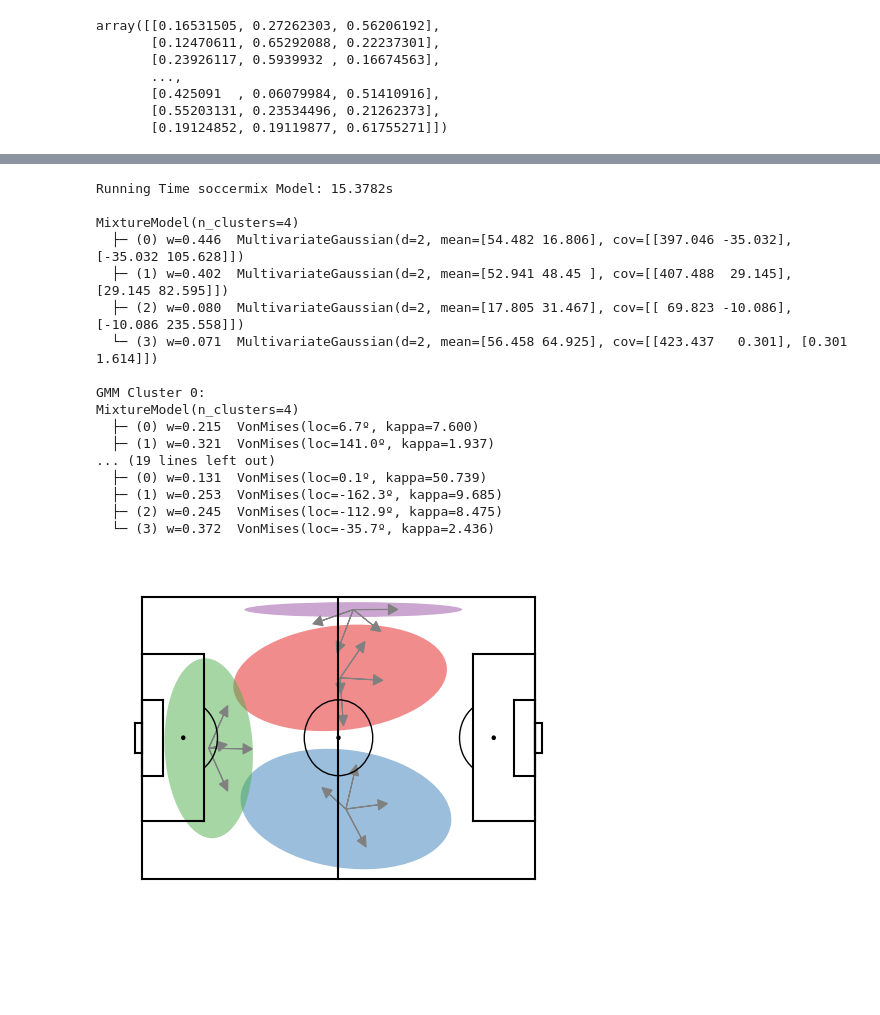
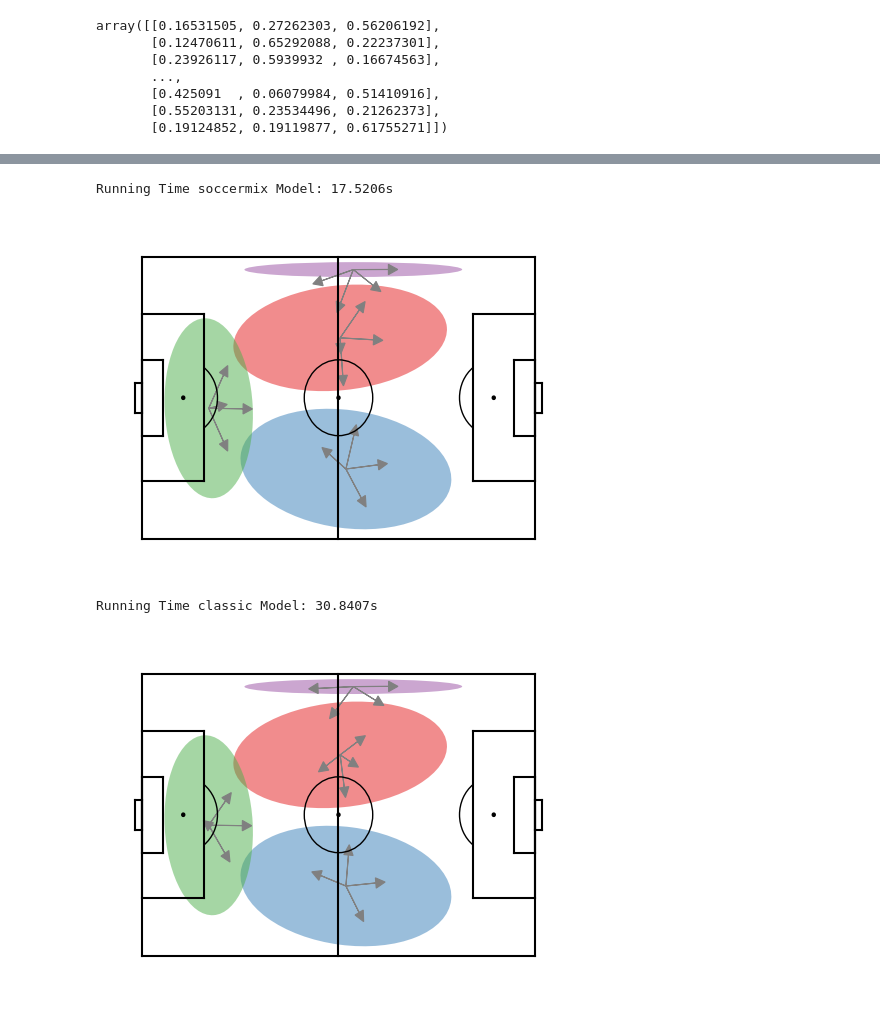
Before and after one commit to Joaquin-Garay/soccer-infogeo, a Jupyter notebook: 03-model.ipynb, the cells around one changed output, grey strips where cells are left out. Saved outputs shown, nothing was run; the diff lists cells and outputs as text; code cells hidden in the pictures; blank space fills up the shorter version.

Commit message:
Two-layers scheme implemented

```diff
--- a/03-model.ipynb
+++ b/03-model.ipynb
@@ -320,13 +320,19 @@ array([[0.16531505, 0.27262303, 0.56206192],
 # %%
 K_loc = 4
 K_dir = 4
+results = {}
+
 choose = "bregman"
 start = time.time()
-gmm, vmm_list = sc.two_layer_scheme(loc_data, dir_data, K_loc, K_dir, choose=choose)
+results[choose] = sc.two_layer_scheme(loc_data, dir_data, K_loc, K_dir, choose=choose)
 run_time = time.time() - start
+
 print(f"Running Time {choose} Model: {run_time:.4f}s\n")
-print(f"{gmm}\n")
-for i, vmm in enumerate(vmm_list):
-    print(f"GMM Cluster {i}: ")
-    print(f"{vmm}\n")
+# print(f"{results[choose][0]}\n")
+# for i, vmm in enumerate(results[choose][1]):
+#     print(f"GMM Cluster {i}: ")
+#     print(f"{vmm}\n")
+
+gmm, vmm = results["bregman"]
+vis.show_all_models(gmm, vmm)
 # %% [output]
@@ -354,32 +341,34 @@ vis.show_all_models(gmm, vmm_list)
 # %%
 choose = "soccermix"
 start = time.time()
-gmm, vmm_list = sc.two_layer_scheme(loc_data, dir_data, K_loc, K_dir, choose=choose)
+results[choose] = sc.two_layer_scheme(loc_data, dir_data, K_loc, K_dir, choose=choose)
 run_time = time.time() - start
+
 print(f"Running Time {choose} Model: {run_time:.4f}s\n")
-print(f"{gmm}\n")
-for i, vmm in enumerate(vmm_list):
-    print(f"GMM Cluster {i}: ")
-    print(f"{vmm}\n")
+# print(f"{results[choose][0]}\n")
+# for i, vmm in enumerate(results[choose][1]):
+#     print(f"GMM Cluster {i}: ")
+#     print(f"{vmm}\n")
+
+gmm, vmm = results[choose]
+vis.show_all_models(gmm, vmm)
 # %% [output]
-Running Time soccermix Model: 15.3782s
-
-MixtureModel(n_clusters=4)
-  ├─ (0) w=0.446  MultivariateGaussian(d=2, mean=[54.482 16.806], cov=[[397.046 -35.032], [-35.032 105.628]])
-  ├─ (1) w=0.402  MultivariateGaussian(d=2, mean=[52.941 48.45 ], cov=[[407.488  29.145], [29.145 82.595]])
-  ├─ (2) w=0.080  MultivariateGaussian(d=2, mean=[17.805 31.467], cov=[[ 69.823 -10.086], [-10.086 235.558]])
-  └─ (3) w=0.071  MultivariateGaussian(d=2, mean=[56.458 64.925], cov=[[423.437   0.301], [0.301 1.614]])
-
-GMM Cluster 0:
-MixtureModel(n_clusters=4)
-  ├─ (0) w=0.215  VonMises(loc=6.7º, kappa=7.600)
-  ├─ (1) w=0.321  VonMises(loc=141.0º, kappa=1.937)
-... (19 lines left out)
-  ├─ (0) w=0.131  VonMises(loc=0.1º, kappa=50.739)
-  ├─ (1) w=0.253  VonMises(loc=-162.3º, kappa=9.685)
-  ├─ (2) w=0.245  VonMises(loc=-112.9º, kappa=8.475)
-  └─ (3) w=0.372  VonMises(loc=-35.7º, kappa=2.436)
+Running Time soccermix Model: 17.5206s
+[figure, added]
-# %%
-vis.show_all_models(gmm, vmm_list)
-# %% [output]
-[figure, removed]
+# %%
+choose = "classic"
+start = time.time()
+results[choose] = sc.two_layer_scheme(loc_data, dir_data, K_loc, K_dir, choose=choose)
+run_time = time.time() - start
+
+print(f"Running Time {choose} Model: {run_time:.4f}s\n")
+# print(f"{results[choose][0]}\n")
+# for i, vmm in enumerate(results[choose][1]):
+#     print(f"GMM Cluster {i}: ")
+#     print(f"{vmm}\n")
+
+gmm, vmm = results[choose]
+vis.show_all_models(gmm, vmm)
+# %% [output]
+Running Time classic Model: 30.8407s
+[figure, added]
```
Also changed, not shown: parts of 3 cells of this notebook, 2 other files.
